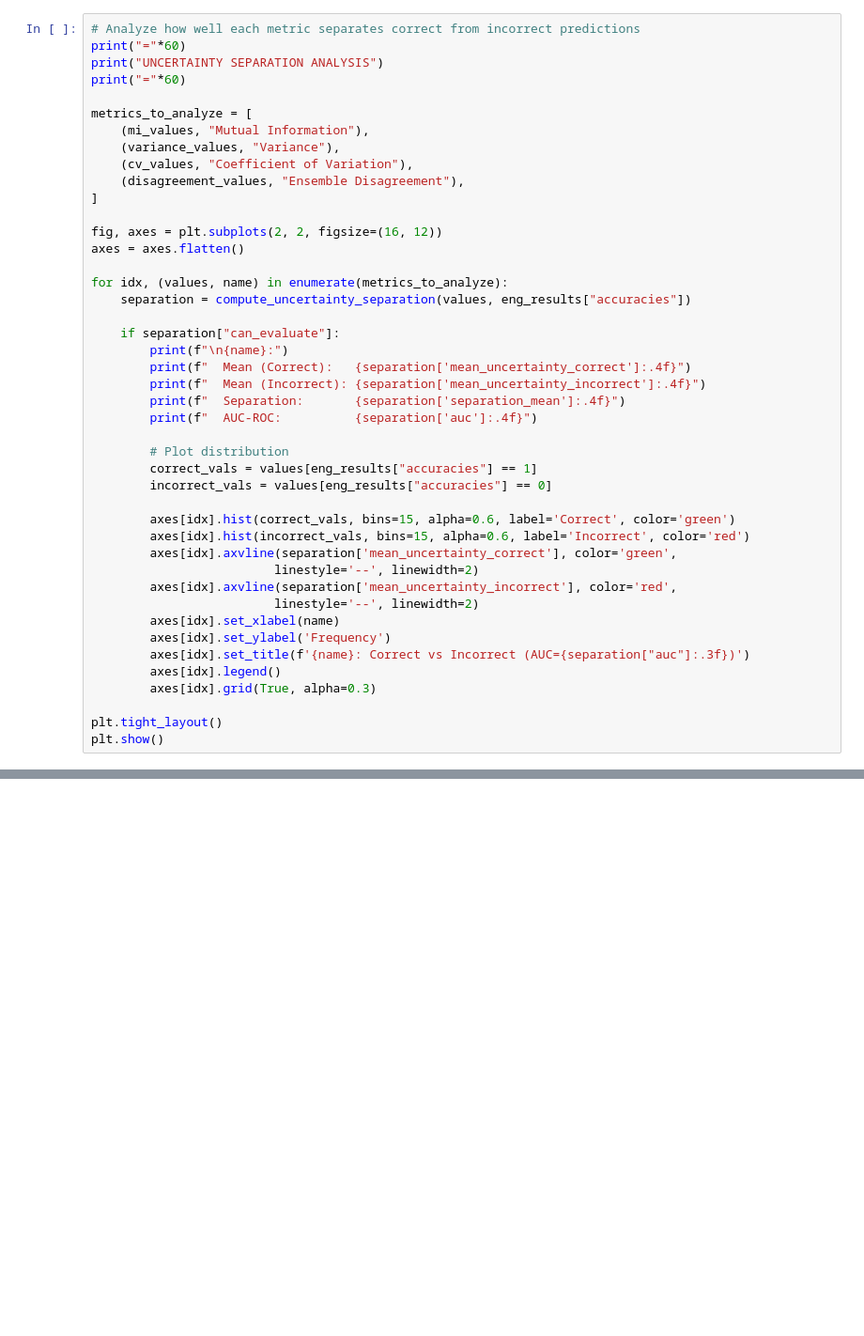
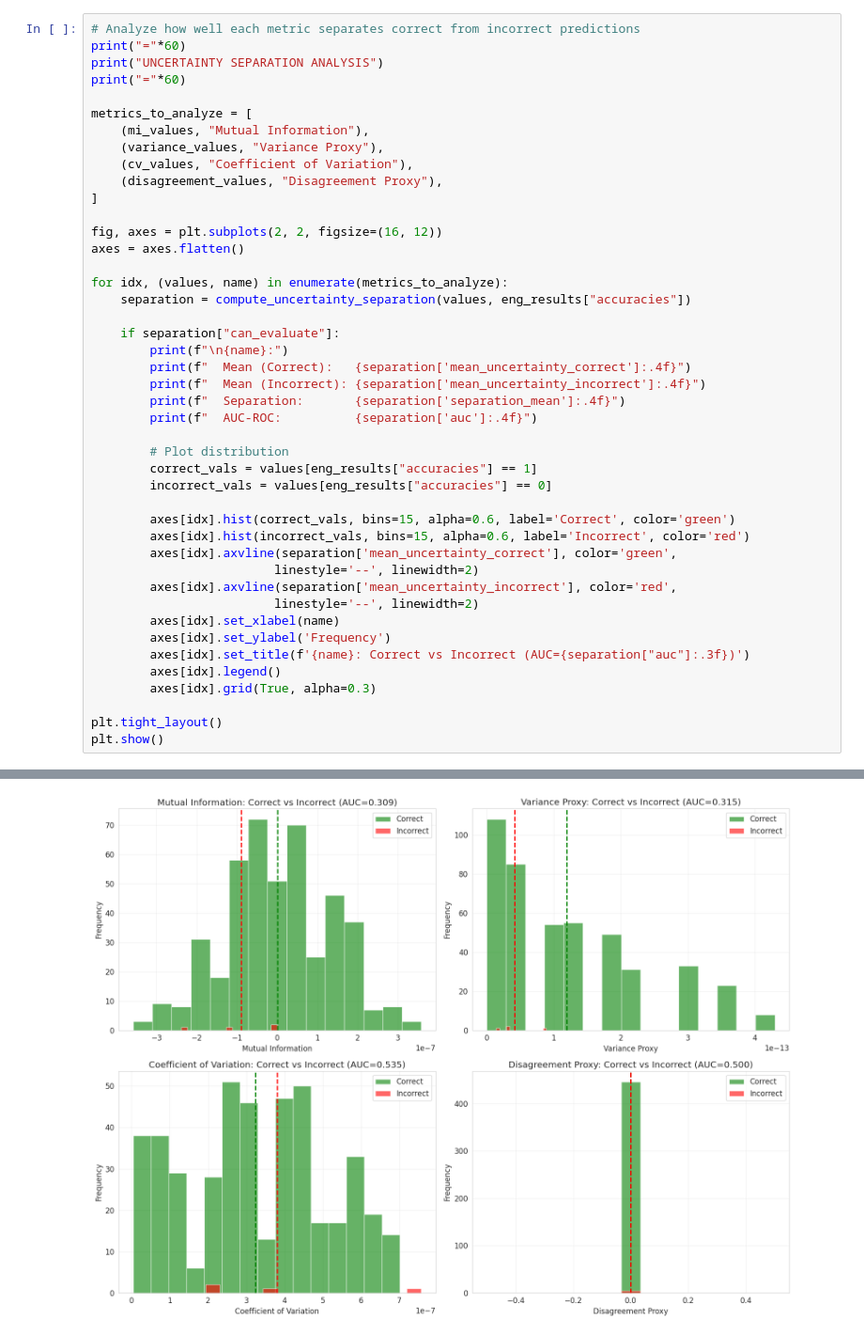
Before and after one commit to notlath/aill-be-sick, a Jupyter notebook: notebooks/uncertainty_analysis.ipynb, the cells around one changed output, grey strips where cells are left out. Shown at 94% size. Saved outputs shown, nothing was run; the diff lists cells and outputs as text; blank space fills up the shorter version.

```diff
--- a/notebooks/uncertainty_analysis.ipynb
+++ b/notebooks/uncertainty_analysis.ipynb
@@ -226,9 +608,9 @@ print("="*60)
 
 metrics_to_analyze = [
     (mi_values, "Mutual Information"),
-    (variance_values, "Variance"),
+    (variance_values, "Variance Proxy"),
     (cv_values, "Coefficient of Variation"),
-    (disagreement_values, "Ensemble Disagreement"),
+    (disagreement_values, "Disagreement Proxy"),
 ]
 
 fig, axes = plt.subplots(2, 2, figsize=(16, 12))
@@ -262,3 +644,4 @@ for idx, (values, name) in enumerate(metrics_to_analyze):
 
 plt.tight_layout()
 plt.show()
+# %% [output]
@@ -265 +665,2 @@ plt.show()
+[figure, added]
 # %% [markdown]
```
Also changed, not shown: parts of 28 cells of this notebook.
